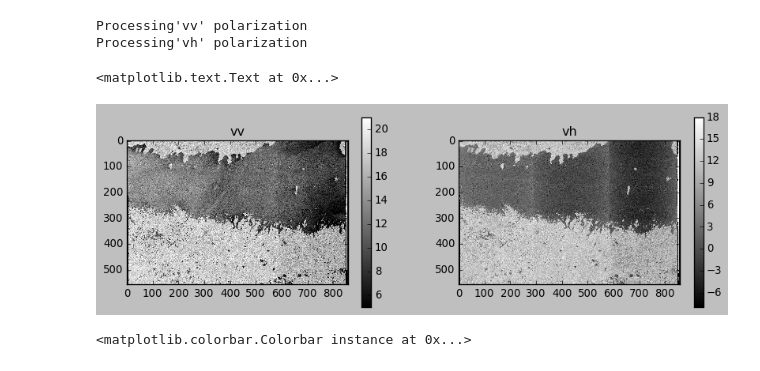
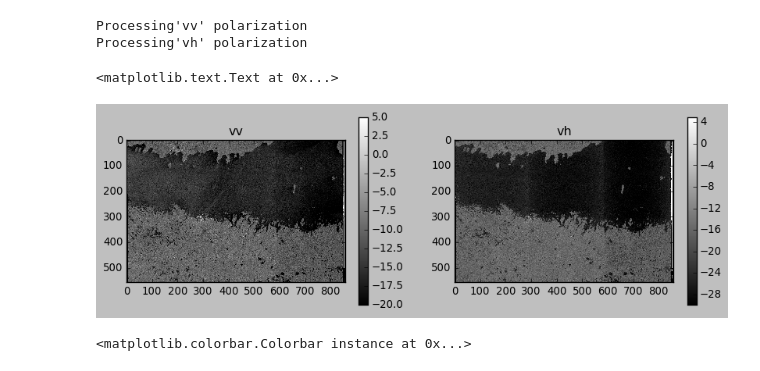
Before and after one commit to magican/PySOL, a Jupyter notebook: notebooks/Sentinel-1/0.0.0.Sentinel-1_sar_test.ipynb, the cells around one changed output. Saved outputs shown, nothing was run; the diff lists cells and outputs as text; code cells hidden in the pictures.

```diff
--- a/notebooks/Sentinel-1/0.0.0.Sentinel-1_sar_test.ipynb
+++ b/notebooks/Sentinel-1/0.0.0.Sentinel-1_sar_test.ipynb
@@ -334,8 +353,6 @@ incidenceAngle_2 = {}
 sigmaNought_2 = {}
 noiseLut_2 = {}
 sigma0 = {}
-sigma0w = {}
-roughness = {}
 
 for p in polarization:
     print "Processing\'%s\' polarization" %p
@@ -380,11 +397,17 @@ for p in polarization:
     noiseLut_2[p] = RectBivariateSpline(nLUTs['line'][:,0], nLUTs['pixel'][0,:], nLUTs['noiseLut'], kx=2, ky=2)(line_2, pixel_2)
 
     # Apply Calibration, remove the thermal noise estimation and Convert to Intensity
-    sigma0[p] = ( double(raw_counts[p])**2 - noiseLut_2[p] )/sigmaNought_2[p]
-
-    # filter the image
-    # sigma0w[p] = wiener(sigma0[p], mysize=(7,7), noise=None)
-    sigma0w[p] = sigma0[p]
+    sigma0[p] = ( double(raw_counts[p])**2 - noiseLut_2[p] )/sigmaNought_2[p]**2
 # %% [output]
 Processing'vv' polarization
 Processing'vh' polarization
+# %%
+sigma0w = {}
+roughness = {}
+
+for p in polarization:
+    print "Filtering\'%s\' polarization" %p
+
+    # filter the image
+    # sigma0w[p] = wiener(sigma0[p], mysize=(7,7), noise=None)
+    sigma0w[p] = sigma0[p]
@@ -391,26 +418,26 @@ Processing'vh' polarization
 # %%
 scale = 30
 
 plt.close('all')
 plt.figure(figsize=(16,16/3*double(sigma0w[polarization[0]].shape[0])/double(sigma0w[polarization[0]].shape[1])))
 plt.subplot(131)
-plt.imshow(10*log10(sigma0w[polarization[0]][::scale,::scale]), vmin=5, vmax=21)
+plt.imshow(10*log10(sigma0w[polarization[0]][::scale,::scale]), vmin=-20, vmax=5)
 plt.gray()
 plt.colorbar()
 plt.title(polarization[0])
 plt.subplot(132)
-plt.imshow(10*log10(sigma0w[polarization[1]][::scale,::scale]), vmin=-8, vmax=18)
+plt.imshow(10*log10(sigma0w[polarization[1]][::scale,::scale]), vmin=-30, vmax=5)
 plt.gray()
 plt.colorbar()
 plt.title(polarization[1])
 # plt.subplot(133)
 # plt.imshow(roughness[polarization[0]][::scale,::scale], vmin=0, vmax=roughness[polarization[0]].mean())
 # plt.gray()
 # plt.colorbar()
 # plt.title(polarization[0])
 # %% [output]
 <matplotlib.text.Text at 0x...>
-[figure, old version]
+[figure, new version]
 # %%
 # Adding Model wind
 
```
Also changed, not shown: parts of 18 cells of this notebook, 2 other files.
